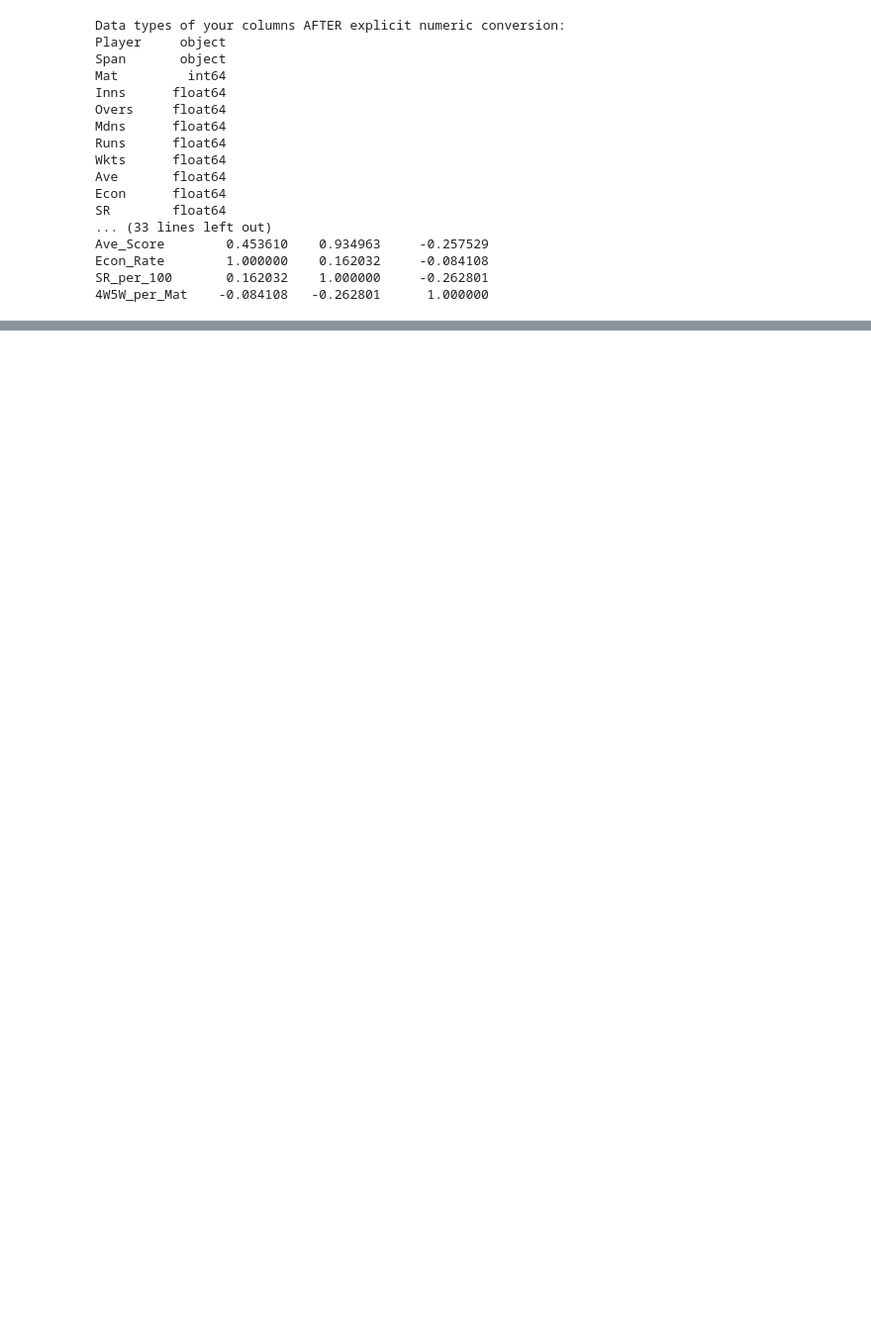
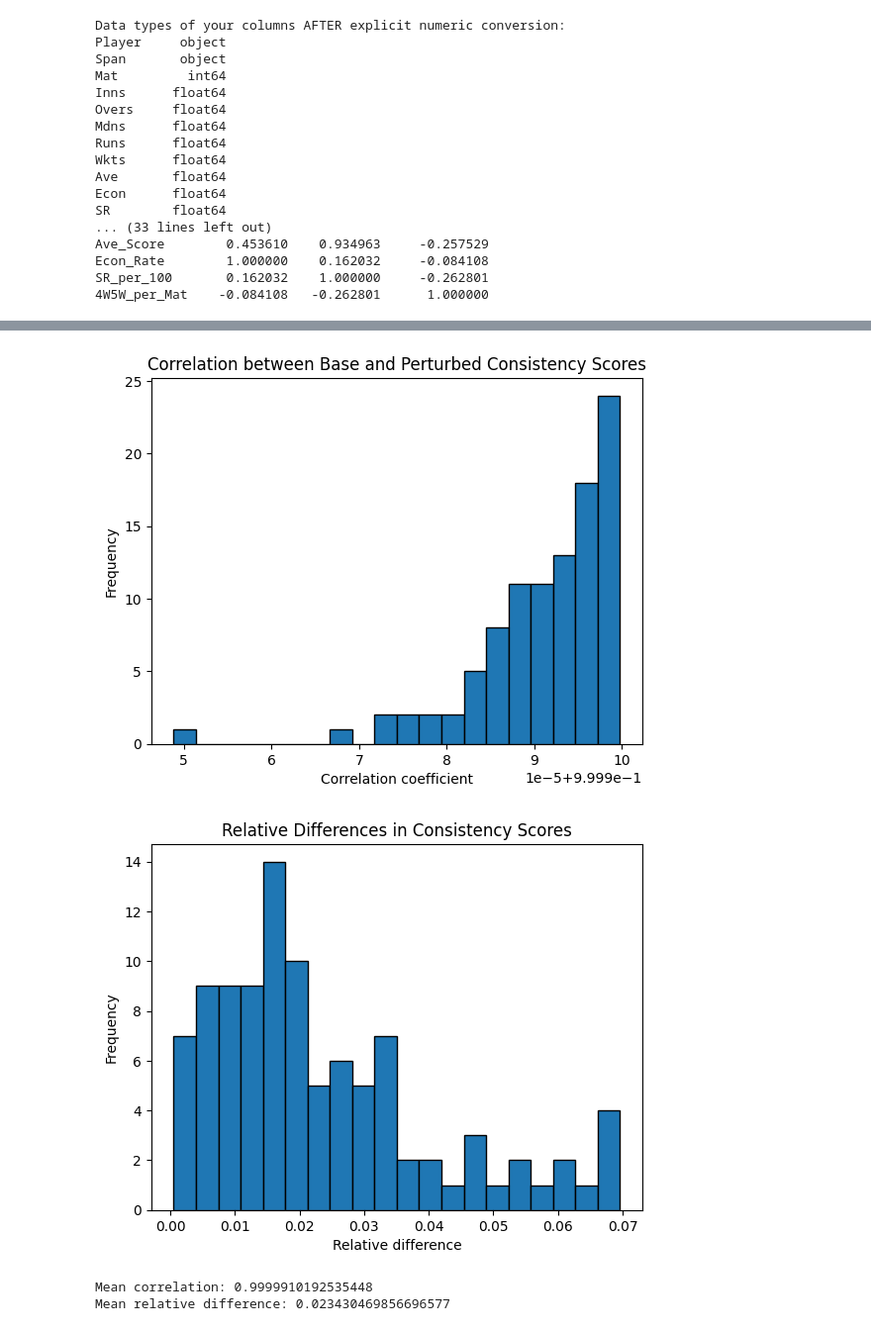
Before and after one commit to Siddharth2812/cricket-squad-selection, a Jupyter notebook: codes/Consistency/BowlerConsistency.ipynb, the cells around one changed output, grey strips where cells are left out. Shown at 99% size. Drawn from its saved outputs; the diff is of its cells as text; code cells hidden in the pictures; blank space fills up the shorter version.

Commit message:
Bowler Consistency weights

```diff
--- a/codes/Consistency/BowlerConsistency.ipynb
+++ b/codes/Consistency/BowlerConsistency.ipynb
@@ -153,0 +371,69 @@ analyzed_df = analyze_bowler_consistency_components(calculations_with_data)
+# %%
+import numpy as np
+import pandas as pd
+import matplotlib.pyplot as plt
+
+# Assuming 'calculations_with_data' is your DataFrame containing the derived metrics
+# and 'hybrid_weights_boosted' is your final weight Series with the index corresponding to:
+features = ['Inns_per_Mat', 'Overs_per_Mat', 'Wkts_per_Overs',
+            'Ave_Score', 'Econ_Rate', 'SR_per_100', '4W5W_per_Mat']
+
+# Define a function to compute the composite consistency score
+def compute_consistency_score(df, weights):
+    # Make sure the DataFrame columns are in the same order as weights.index
+    return np.dot(df[weights.index].values, weights.values)
+
+# Compute the base consistency scores with your nominal weights
+base_scores = compute_consistency_score(calculations_with_data, hybrid_weights_boosted)
+
+# Set up sensitivity analysis parameters
+n_iterations = 100  # Number of perturbation iterations
+perturbation_factor = 0.05  # 5% noise
+perturbed_scores_list = []
+
+# Generate perturbed weights and compute the corresponding consistency scores
+for i in range(n_iterations):
+    # Create random noise: normally distributed noise with 0 mean and 5% standard deviation
+    noise = np.random.normal(loc=0, scale=perturbation_factor, size=len(hybrid_weights_boosted))
+
+    # Apply the noise multiplicatively to each weight
+    perturbed_weights = hybrid_weights_boosted * (1 + noise)
+
+    # Renormalize to ensure the weights sum to 1
+    perturbed_weights = perturbed_weights / perturbed_weights.sum()
+
+    # Compute consistency score with perturbed weights
+    perturbed_scores = compute_consistency_score(calculations_with_data, perturbed_weights)
+    perturbed_scores_list.append(perturbed_scores)
+
+# For each perturbed set, compute the correlation with the base scores
+correlations = [np.corrcoef(base_scores, scores)[0, 1] for scores in perturbed_scores_list]
+
+# Also compute the mean relative difference between perturbed scores and base scores
+relative_differences = [
+    np.mean(np.abs(scores - base_scores)) / np.mean(np.abs(base_scores))
+    for scores in perturbed_scores_list
+]
+
+# Plot the distribution of correlation coefficients
+plt.hist(correlations, bins=20, edgecolor='k')
+plt.title("Correlation between Base and Perturbed Consistency Scores")
+plt.xlabel("Correlation coefficient")
+plt.ylabel("Frequency")
+plt.show()
+
+# Plot the distribution of relative differences
+plt.hist(relative_differences, bins=20, edgecolor='k')
+plt.title("Relative Differences in Consistency Scores")
+plt.xlabel("Relative difference")
+plt.ylabel("Frequency")
+plt.show()
+
+# Print summary statistics
+print("Mean correlation:", np.mean(correlations))
+print("Mean relative difference:", np.mean(relative_differences))
+# %% [output]
+[figure, added]
+[figure, added]
+Mean correlation: 0.9999910192535448
+Mean relative difference: 0.023430469856696577
```
Also changed, not shown: parts of 6 cells of this notebook, 17 other files.
